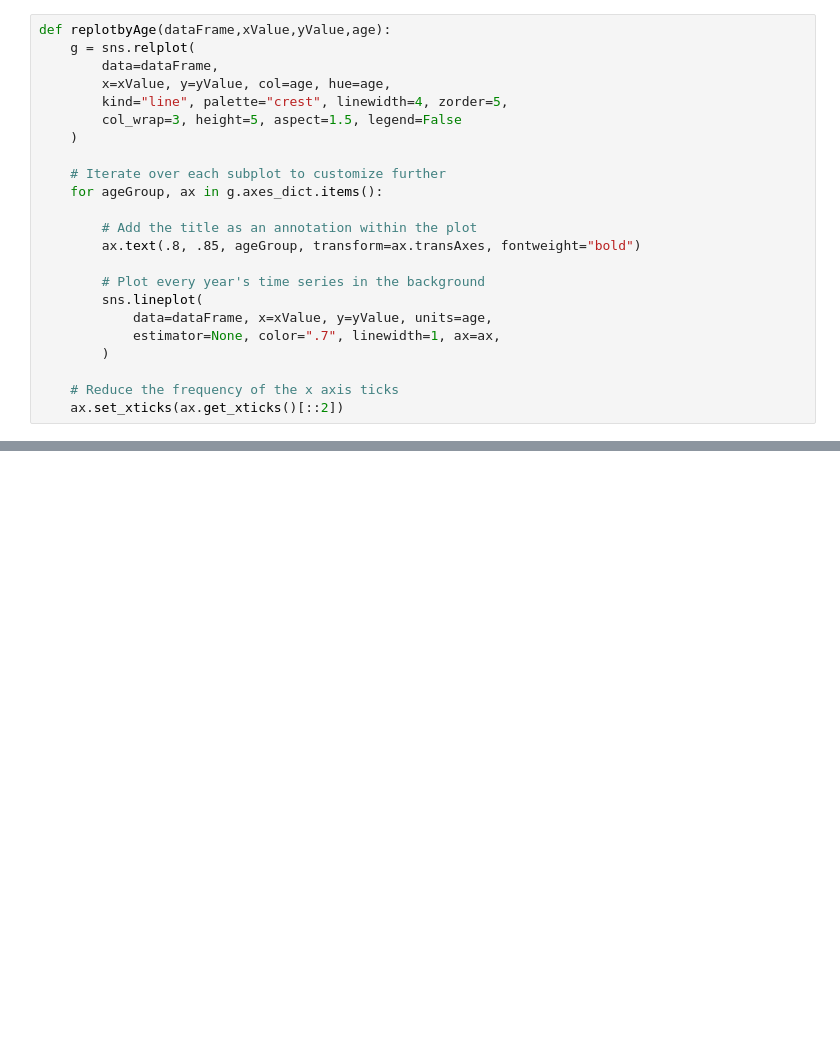
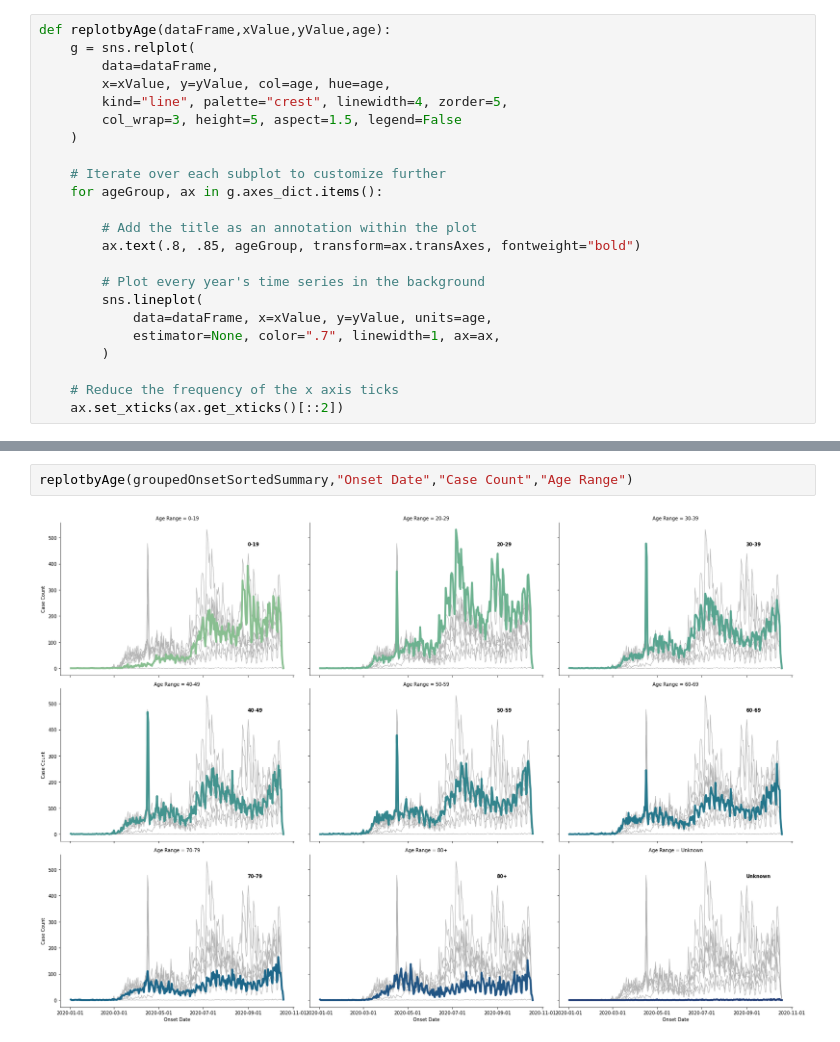
Before and after one commit to VagishVela/Ohio-COVID-19-Analysis, a Jupyter notebook: Ohio COVID-19 Analysis.ipynb, the cells around one changed output, grey strips where cells are left out. Cells and saved outputs as stored; diff of their text form; blank space fills up the shorter version.

```diff
--- a/Ohio COVID-19 Analysis.ipynb
+++ b/Ohio COVID-19 Analysis.ipynb
@@ -186,0 +191,4 @@ def replotbyAge(dataFrame,xValue,yValue,age):
+# %%
+replotbyAge(groupedOnsetSortedSummary,"Onset Date","Case Count","Age Range")
+# %% [output]
+[figure, added]
```
Also changed, not shown: parts of 2 cells of this notebook.
